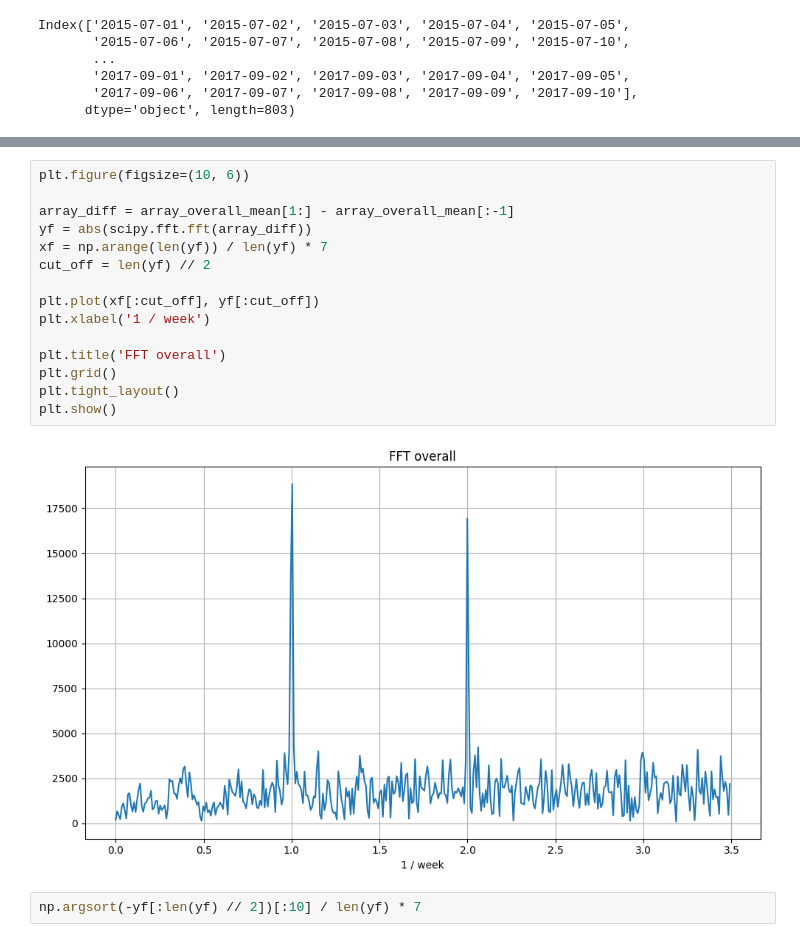
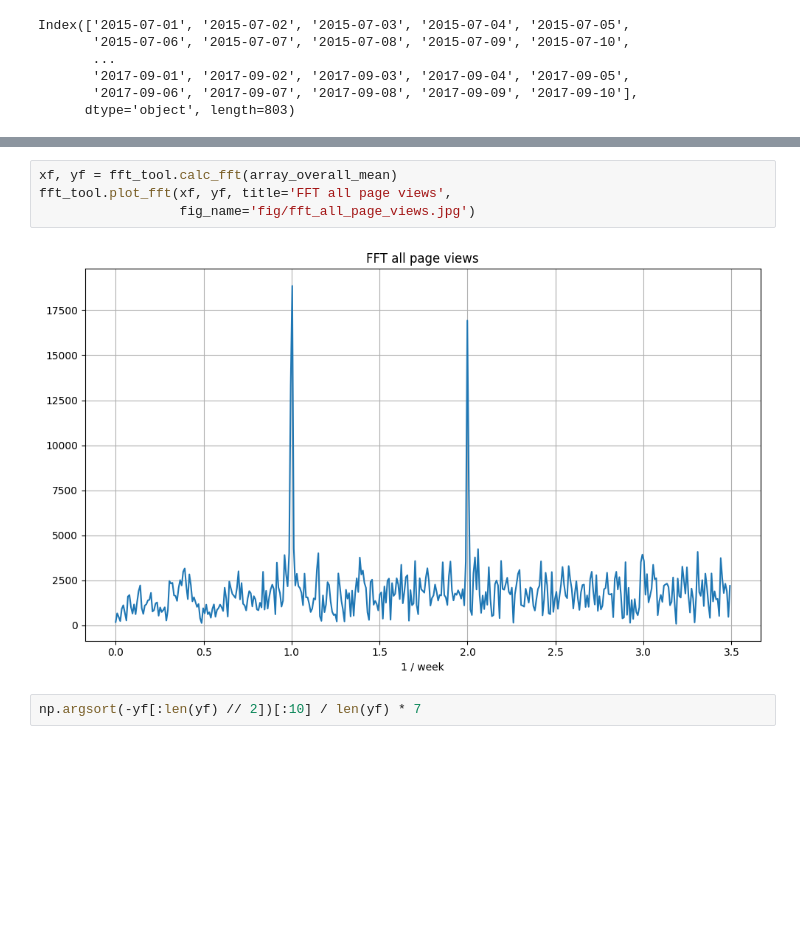
Before and after one commit to btbcy/ds_final, a Jupyter notebook: fft.ipynb, the cells around one changed output, grey strips where cells are left out. Drawn from its saved outputs; the diff is of its cells as text; blank space fills up the shorter version.

Commit message:
pack fft tools, update lang and main fft

```diff
--- a/fft.ipynb
+++ b/fft.ipynb
@@ -65,20 +53,9 @@ plt.show()
-# %%
-plt.figure(figsize=(10, 6))
-
-array_diff = array_overall_mean[1:] - array_overall_mean[:-1]
-yf = abs(scipy.fft.fft(array_diff))
-xf = np.arange(len(yf)) / len(yf) * 7
-cut_off = len(yf) // 2
-
-plt.plot(xf[:cut_off], yf[:cut_off])
-plt.xlabel('1 / week')
-
-plt.title('FFT overall')
-plt.grid()
-plt.tight_layout()
-plt.show()
-# %% [output]
-[figure, removed]
+# %%
+xf, yf = fft_tool.calc_fft(array_overall_mean)
+fft_tool.plot_fft(xf, yf, title='FFT all page views',
+                  fig_name='fig/fft_all_page_views.jpg')
+# %% [output]
+[figure, added]
 # %%
 np.argsort(-yf[:len(yf) // 2])[:10] / len(yf) * 7
 # %% [output]
```
Also changed, not shown: parts of 15 cells of this notebook, 1 other file.
